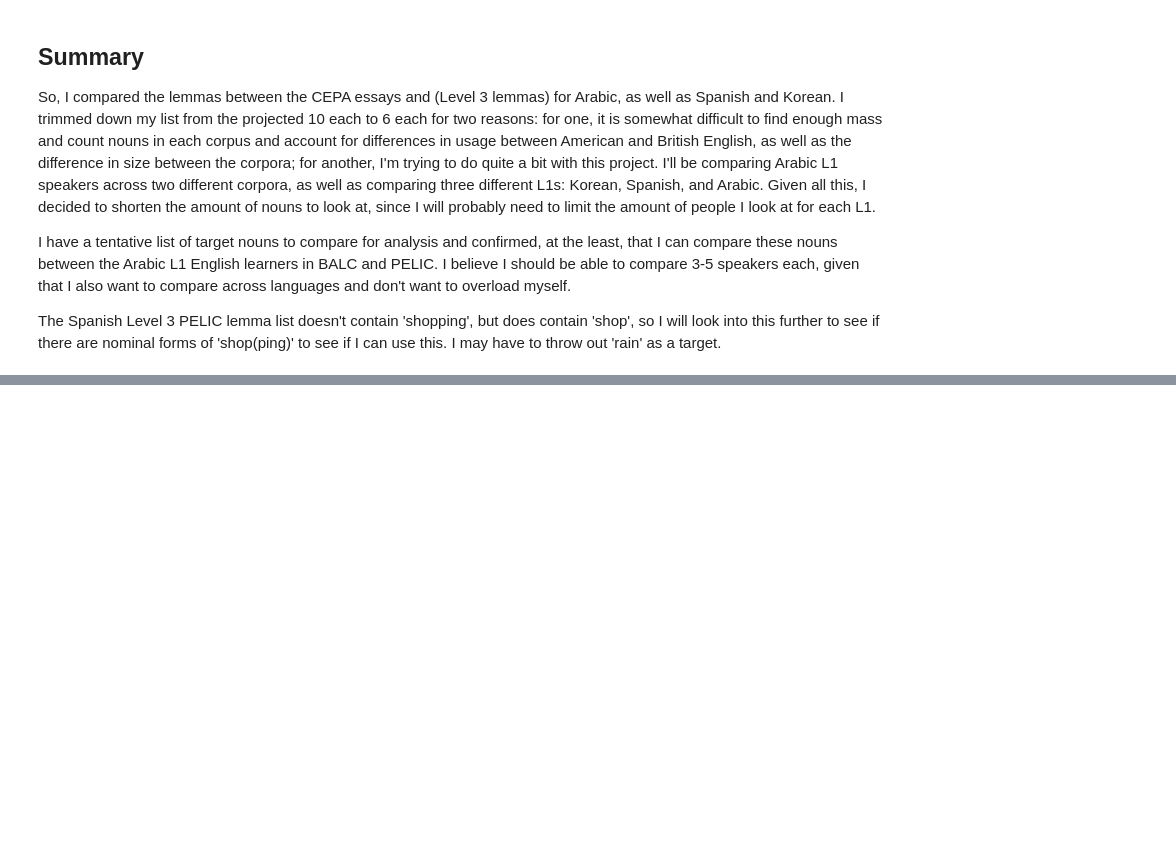
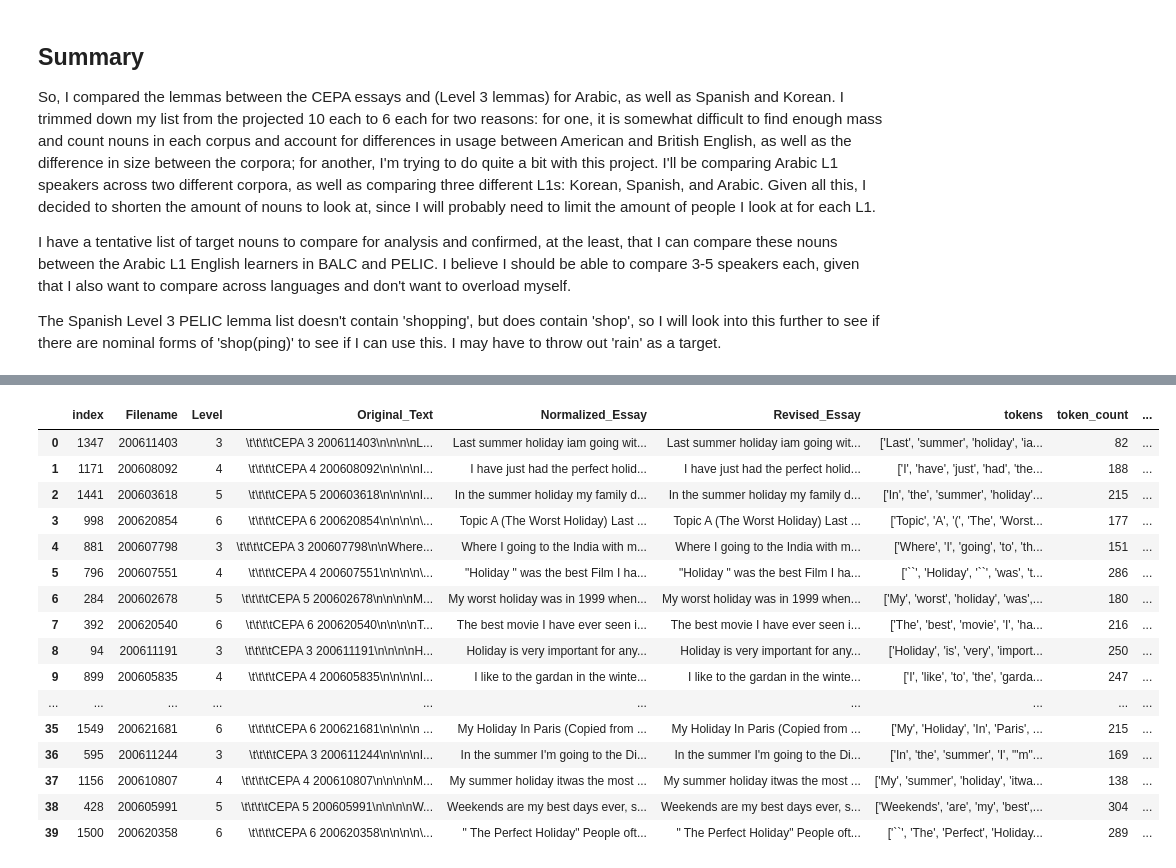
Before and after one commit to Data-Science-for-Linguists-2019/ESL-Article-Acquisition, a Jupyter notebook: exploratory-analysis/prep_data_analysis.ipynb, the cells around one changed output, grey strips where cells are left out. Drawn from its saved outputs; the diff is of its cells as text; code cells hidden in the pictures; blank space fills up the shorter version.

```diff
--- a/exploratory-analysis/prep_data_analysis.ipynb
+++ b/exploratory-analysis/prep_data_analysis.ipynb
@@ -563,0 +630,21 @@ The Spanish Level 3 PELIC lemma list doesn't contain 'shopping', but does contai
+# %%
+a = cepa_df[(cepa_df.Level == 3) & (cepa_df.lemmas.str.contains('water', na=False))].sample(random_state=1)
+b = cepa_df[(cepa_df.Level == 4) & (cepa_df.lemmas.str.contains('water', na=False))].sample(random_state=1)
+c = cepa_df[(cepa_df.Level == 5) & (cepa_df.lemmas.str.contains('water', na=False))].sample(random_state=1)
+d = cepa_df[(cepa_df.Level == 6) & (cepa_df.lemmas.str.contains('water', na=False))].sample(random_state=1)
+balc_water = pd.concat([a, b, c, d], axis=0)
+balc_water['targ'] = 'water'
+# %%
+a = cepa_df[(cepa_df.Level == 3) & (cepa_df.lemmas.str.contains('money', na=False))].sample(random_state=1)
+b = cepa_df[(cepa_df.Level == 4) & (cepa_df.lemmas.str.contains('money', na=False))].sample(random_state=1)
+c = cepa_df[(cepa_df.Level == 5) & (cepa_df.lemmas.str.contains('money', na=False))].sample(random_state=1)
+d = cepa_df[(cepa_df.Level == 6) & (cepa_df.lemmas.str.contains('money', na=False))].sample(random_state=1)
+balc_money = pd.concat([a, b, c, d], axis=0)
+balc_money['targ'] = 'money'
+# %%
+a = cepa_df[(cepa_df.Level == 3) & (cepa_df.lemmas.str.contains('week', na=False))].sample(random_state=1)
+b = cepa_df[(cepa_df.Level == 4) & (cepa_df.lemmas.str.contains('week', na=False))].sample(random_state=1)
+c = cepa_df[(cepa_df.Level == 5) & (cepa_df.lemmas.str.contains('week', na=False))].sample(random_state=1)
+d = cepa_df[(cepa_df.Level == 6) & (cepa_df.lemmas.str.contains('week', na=False))].sample(random_state=1)
+balc_week = pd.concat([a, b, c, d], axis=0)
+balc_week['targ'] = 'week'
@@ -563,0 +653,3 @@ The Spanish Level 3 PELIC lemma list doesn't contain 'shopping', but does contai
+# %%
+dfs = [balc_book, balc_money, balc_food, balc_place, balc_sea, balc_story, balc_time, balc_water, balc_week, balc_park]
+balc_targets = pd.concat(dfs)
@@ -563,0 +665,21 @@ The Spanish Level 3 PELIC lemma list doesn't contain 'shopping', but does contai
+# %%
+balc_targets = balc_targets.reset_index()
+balc_targets
+# %% [output]
+|  | index | Filename | Level | Original_Text | Normalized_Essay | Revised_Essay | tokens | token_count | ... |
+| 0 | 1347 | 200611403 | 3 | \t\t\t\tCEPA 3 200611403\n\n\n\nL... | Last summer holiday iam going wit... | Last summer holiday iam going wit... | ['Last', 'summer', 'holiday', 'ia... | 82 | ... |
+| 1 | 1171 | 200608092 | 4 | \t\t\t\tCEPA 4 200608092\n\n\n\nI... | I have just had the perfect holid... | I have just had the perfect holid... | ['I', 'have', 'just', 'had', 'the... | 188 | ... |
+| 2 | 1441 | 200603618 | 5 | \t\t\t\tCEPA 5 200603618\n\n\n\nI... | In the summer holiday my family d... | In the summer holiday my family d... | ['In', 'the', 'summer', 'holiday'... | 215 | ... |
+| 3 | 998 | 200620854 | 6 | \t\t\t\tCEPA 6 200620854\n\n\n\n\... | Topic A (The Worst Holiday) Last ... | Topic A (The Worst Holiday) Last ... | ['Topic', 'A', '(', 'The', 'Worst... | 177 | ... |
+| 4 | 881 | 200607798 | 3 | \t\t\t\tCEPA 3 200607798\n\nWhere... | Where I going to the India with m... | Where I going to the India with m... | ['Where', 'I', 'going', 'to', 'th... | 151 | ... |
+| 5 | 796 | 200607551 | 4 | \t\t\t\tCEPA 4 200607551\n\n\n\n\... | "Holiday " was the best Film I ha... | "Holiday " was the best Film I ha... | ['``', 'Holiday', '``', 'was', 't... | 286 | ... |
+| 6 | 284 | 200602678 | 5 | \t\t\t\tCEPA 5 200602678\n\n\n\nM... | My worst holiday was in 1999 when... | My worst holiday was in 1999 when... | ['My', 'worst', 'holiday', 'was',... | 180 | ... |
+| 7 | 392 | 200620540 | 6 | \t\t\t\tCEPA 6 200620540\n\n\n\nT... | The best movie I have ever seen i... | The best movie I have ever seen i... | ['The', 'best', 'movie', 'I', 'ha... | 216 | ... |
+| 8 | 94 | 200611191 | 3 | \t\t\t\tCEPA 3 200611191\n\n\n\nH... | Holiday is very important for any... | Holiday is very important for any... | ['Holiday', 'is', 'very', 'import... | 250 | ... |
+| 9 | 899 | 200605835 | 4 | \t\t\t\tCEPA 4 200605835\n\n\n\nI... | I like to the gardan in the winte... | I like to the gardan in the winte... | ['I', 'like', 'to', 'the', 'garda... | 247 | ... |
+| ... | ... | ... | ... | ... | ... | ... | ... | ... | ... |
+| 35 | 1549 | 200621681 | 6 | \t\t\t\tCEPA 6 200621681\n\n\n\n ... | My Holiday In Paris (Copied from ... | My Holiday In Paris (Copied from ... | ['My', 'Holiday', 'In', 'Paris', ... | 215 | ... |
+| 36 | 595 | 200611244 | 3 | \t\t\t\tCEPA 3 200611244\n\n\n\nI... | In the summer I'm going to the Di... | In the summer I'm going to the Di... | ['In', 'the', 'summer', 'I', "'m"... | 169 | ... |
+| 37 | 1156 | 200610807 | 4 | \t\t\t\tCEPA 4 200610807\n\n\n\nM... | My summer holiday itwas the most ... | My summer holiday itwas the most ... | ['My', 'summer', 'holiday', 'itwa... | 138 | ... |
+| 38 | 428 | 200605991 | 5 | \t\t\t\tCEPA 5 200605991\n\n\n\nW... | Weekends are my best days ever, s... | Weekends are my best days ever, s... | ['Weekends', 'are', 'my', 'best',... | 304 | ... |
+| 39 | 1500 | 200620358 | 6 | \t\t\t\tCEPA 6 200620358\n\n\n\n\... | " The Perfect Holiday" People oft... | " The Perfect Holiday" People oft... | ['``', 'The', 'Perfect', 'Holiday... | 289 | ... |
```
Also changed, not shown: parts of 72 cells of this notebook.
